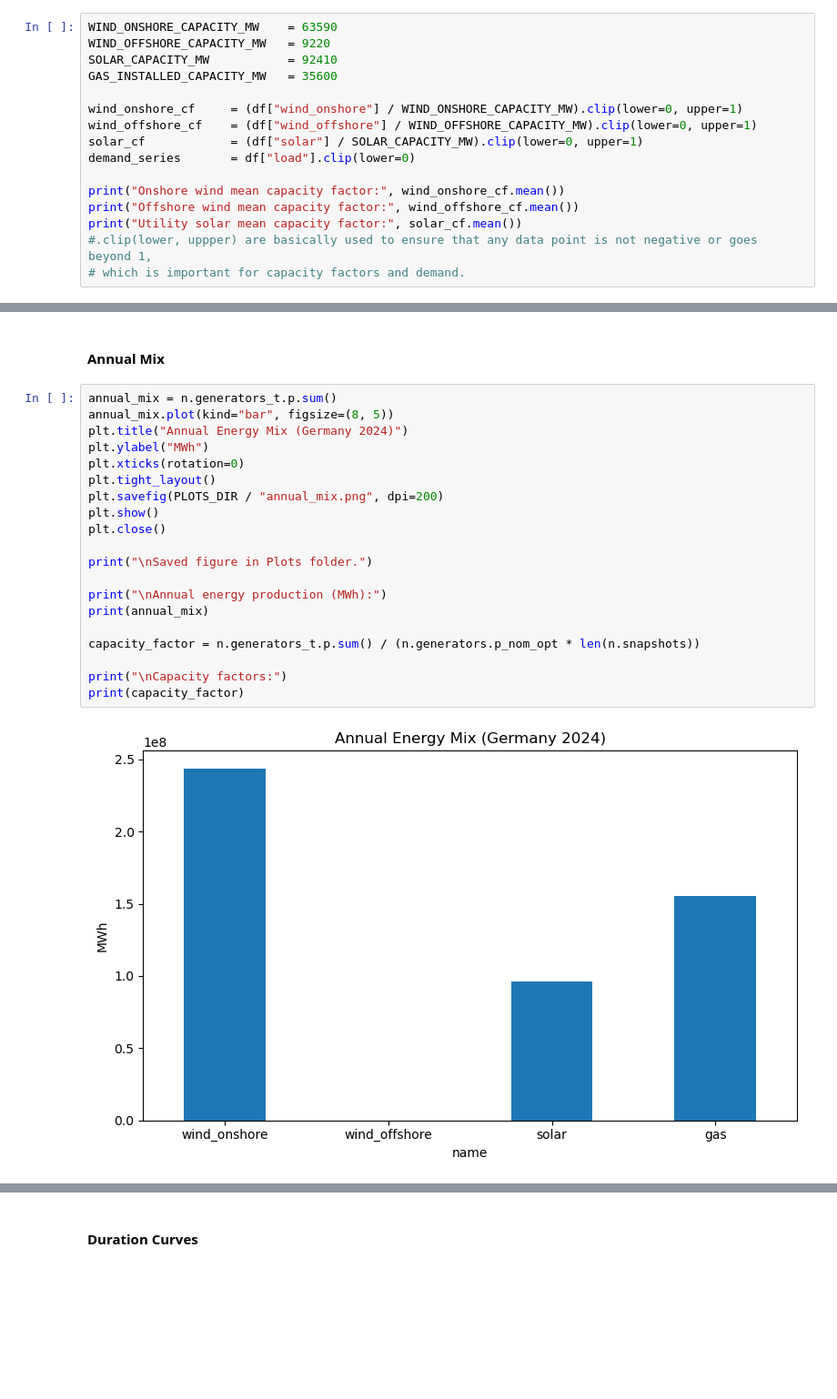
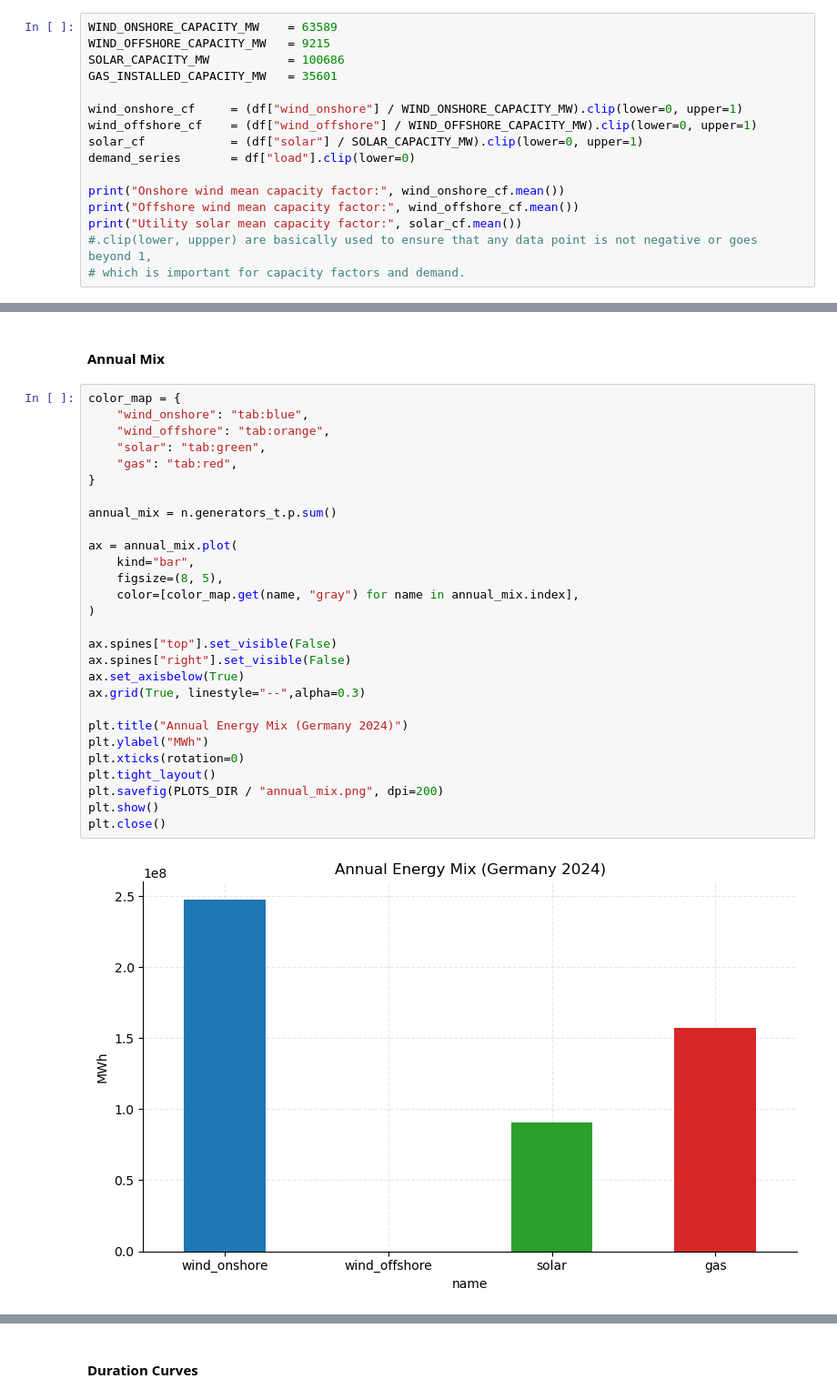
Before and after one commit to fortero23/Integrated_Energy_Grids, a Jupyter notebook: Modules/Assignment1.ipynb, the cells around one changed output, grey strips where cells are left out. Shown at 91% size. Drawn from its saved outputs; the diff is of its cells as text; blank space fills up the shorter version.

```diff
--- a/Modules/Assignment1.ipynb
+++ b/Modules/Assignment1.ipynb
@@ -167,10 +167,10 @@ Choose one country/region/city/system and calculate the optimal capacities for r
 Data taken from:
 https://energy-charts.info/charts/installed_power/chart.htm?l=en&c=DE&year=2024
 # %%
-WIND_ONSHORE_CAPACITY_MW    = 63590
-WIND_OFFSHORE_CAPACITY_MW   = 9220
-SOLAR_CAPACITY_MW           = 92410
-GAS_INSTALLED_CAPACITY_MW   = 35600
+WIND_ONSHORE_CAPACITY_MW    = 63589
+WIND_OFFSHORE_CAPACITY_MW   = 9215
+SOLAR_CAPACITY_MW           = 100686
+GAS_INSTALLED_CAPACITY_MW   = 35601
 
 wind_onshore_cf     = (df["wind_onshore"] / WIND_ONSHORE_CAPACITY_MW).clip(lower=0, upper=1)
 wind_offshore_cf    = (df["wind_offshore"] / WIND_OFFSHORE_CAPACITY_MW).clip(lower=0, upper=1)
@@ -376,24 +376,32 @@ Saved figure in Plots folder.
 # %% [markdown]
 #### Annual Mix
 # %%
+color_map = {
+    "wind_onshore": "tab:blue",
+    "wind_offshore": "tab:orange",
+    "solar": "tab:green",
+    "gas": "tab:red",
+}
+
 annual_mix = n.generators_t.p.sum()
-annual_mix.plot(kind="bar", figsize=(8, 5))
+
+ax = annual_mix.plot(
+    kind="bar",
+    figsize=(8, 5),
+    color=[color_map.get(name, "gray") for name in annual_mix.index],
+)
+
+ax.spines["top"].set_visible(False)
+ax.spines["right"].set_visible(False)
+ax.set_axisbelow(True)
+ax.grid(True, linestyle="--",alpha=0.3)
+
 plt.title("Annual Energy Mix (Germany 2024)")
 plt.ylabel("MWh")
 plt.xticks(rotation=0)
 plt.tight_layout()
 plt.savefig(PLOTS_DIR / "annual_mix.png", dpi=200)
 plt.show()
 plt.close()
-
-print("\nSaved figure in Plots folder.")
-
-print("\nAnnual energy production (MWh):")
-print(annual_mix)
-
-capacity_factor = n.generators_t.p.sum() / (n.generators.p_nom_opt * len(n.snapshots))
-
-print("\nCapacity factors:")
-print(capacity_factor)
 # %% [output]
-[figure, old version]
+[figure, new version]
```
Also changed, not shown: parts of 27 cells of this notebook, 21 other files.
